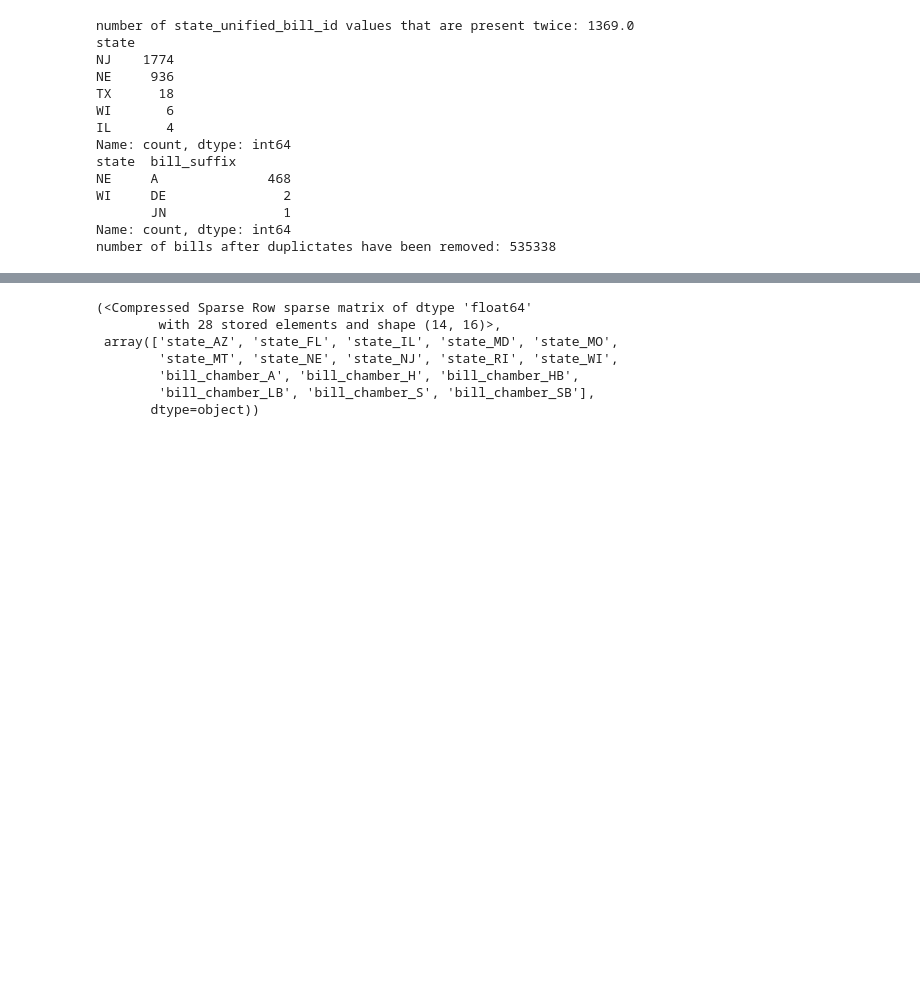
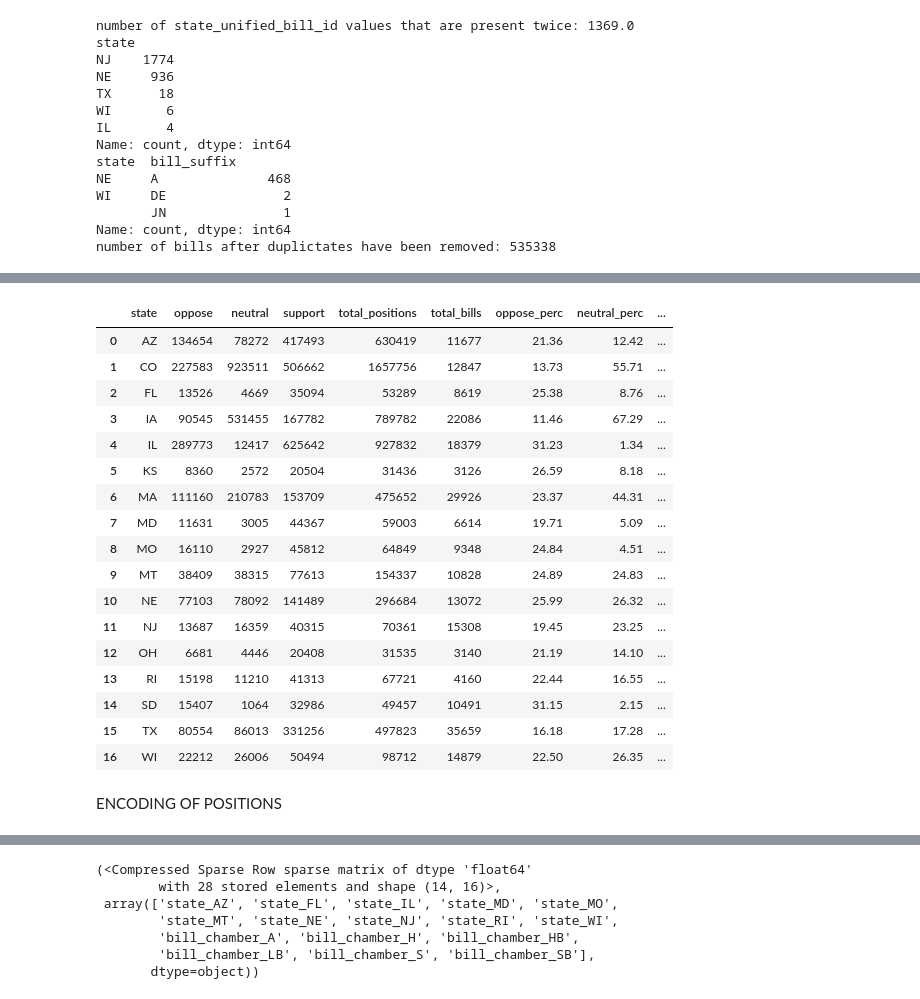
Before and after one commit to lrahbek/DPF_exam, a Jupyter notebook: src/eda1.ipynb, the cells around one changed output, grey strips where cells are left out. Saved outputs shown, nothing was run; the diff lists cells and outputs as text; code cells hidden in the pictures; blank space fills up the shorter version.

```diff
--- a/src/eda1.ipynb
+++ b/src/eda1.ipynb
@@ -142,0 +376,31 @@ blocks = pd.read_parquet("data/block_assignments.parquet")
+# %%
+#summarise positions across states
+positions_summ = pd.DataFrame(positions.value_counts(["state", "position_numeric"])).reset_index().pivot(index="state", columns="position_numeric", values="count")#.reset_index()
+positions_summ["total_positions"] = positions_summ.apply(np.sum, axis = 1, result_type = "expand")
+positions_summ = positions_summ.rename_axis(None, axis=1).reset_index()
+positions_summ.rename(columns= {-1.0: "oppose", 0.0: "neutral", 1.0: "support"}, inplace=True)
+positions_summ.insert(5, "total_bills", positions.groupby("state")["state_unified_bill_id"].nunique().tolist())
+positions_summ.assign(oppose_perc = lambda x: round(x["oppose"]/x["total_positions"]*100, 2),
+                      neutral_perc = lambda x: round(x["neutral"]/x["total_positions"]*100, 2),
+                      support_perc = lambda x: round(x["support"]/x["total_positions"]*100, 2))
+# %% [output]
+|  | state | oppose | neutral | support | total_positions | total_bills | oppose_perc | neutral_perc | ... |
+| 0 | AZ | 134654 | 78272 | 417493 | 630419 | 11677 | 21.36 | 12.42 | ... |
+| 1 | CO | 227583 | 923511 | 506662 | 1657756 | 12847 | 13.73 | 55.71 | ... |
+| 2 | FL | 13526 | 4669 | 35094 | 53289 | 8619 | 25.38 | 8.76 | ... |
+| 3 | IA | 90545 | 531455 | 167782 | 789782 | 22086 | 11.46 | 67.29 | ... |
+| 4 | IL | 289773 | 12417 | 625642 | 927832 | 18379 | 31.23 | 1.34 | ... |
+| 5 | KS | 8360 | 2572 | 20504 | 31436 | 3126 | 26.59 | 8.18 | ... |
+| 6 | MA | 111160 | 210783 | 153709 | 475652 | 29926 | 23.37 | 44.31 | ... |
+| 7 | MD | 11631 | 3005 | 44367 | 59003 | 6614 | 19.71 | 5.09 | ... |
+| 8 | MO | 16110 | 2927 | 45812 | 64849 | 9348 | 24.84 | 4.51 | ... |
+| 9 | MT | 38409 | 38315 | 77613 | 154337 | 10828 | 24.89 | 24.83 | ... |
+| 10 | NE | 77103 | 78092 | 141489 | 296684 | 13072 | 25.99 | 26.32 | ... |
+| 11 | NJ | 13687 | 16359 | 40315 | 70361 | 15308 | 19.45 | 23.25 | ... |
+| 12 | OH | 6681 | 4446 | 20408 | 31535 | 3140 | 21.19 | 14.10 | ... |
+| 13 | RI | 15198 | 11210 | 41313 | 67721 | 4160 | 22.44 | 16.55 | ... |
+| 14 | SD | 15407 | 1064 | 32986 | 49457 | 10491 | 31.15 | 2.15 | ... |
+| 15 | TX | 80554 | 86013 | 331256 | 497823 | 35659 | 16.18 | 17.28 | ... |
+| 16 | WI | 22212 | 26006 | 50494 | 98712 | 14879 | 22.50 | 26.35 | ... |
+# %% [markdown]
+ENCODING OF POSITIONS
```
Also changed, not shown: parts of 44 cells of this notebook, 5 other files.
